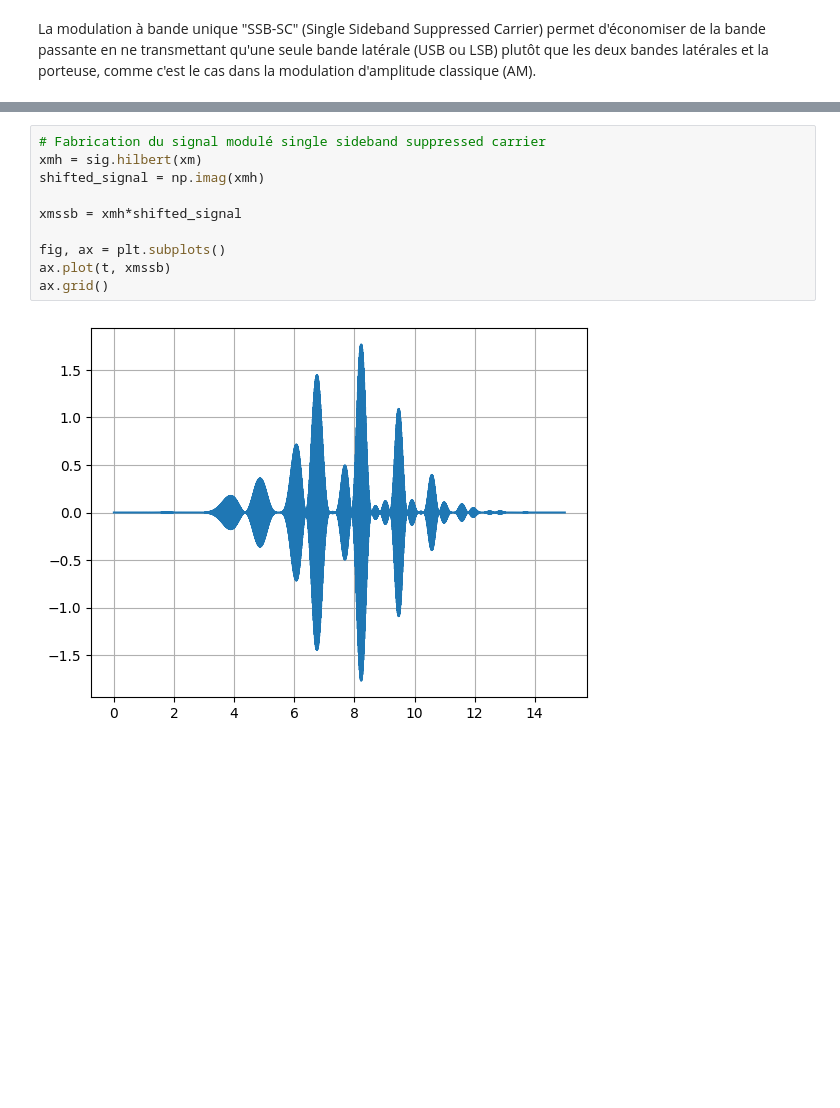
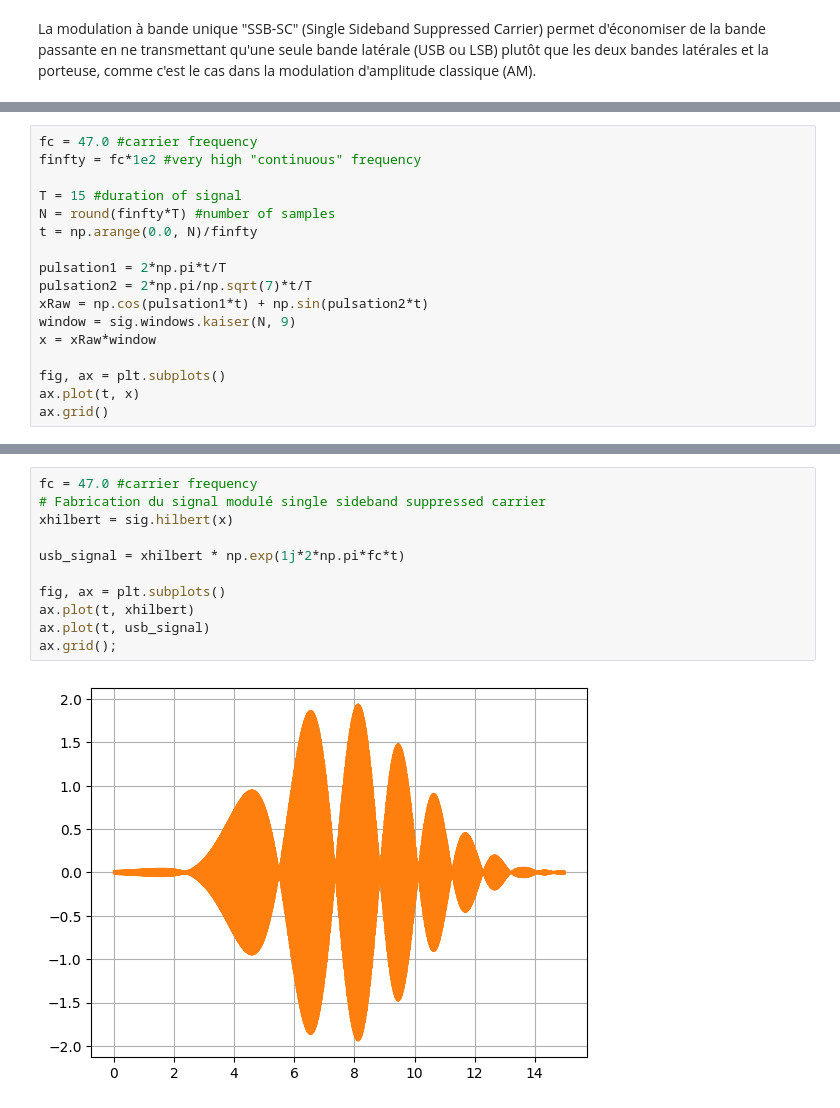
Before and after one commit to emelinepadie/signal, a Jupyter notebook: Mini-projet.ipynb, the cells around one changed output, grey strips where cells are left out. Drawn from its saved outputs; the diff is of its cells as text; blank space fills up the shorter version.

```diff
--- a/Mini-projet.ipynb
+++ b/Mini-projet.ipynb
@@ -790,0 +781,17 @@ ax.grid()
+# %%
+fc = 47.0 #carrier frequency
+finfty = fc*1e2 #very high "continuous" frequency
+
+T = 15 #duration of signal
+N = round(finfty*T) #number of samples
+t = np.arange(0.0, N)/finfty
+
+pulsation1 = 2*np.pi*t/T
+pulsation2 = 2*np.pi/np.sqrt(7)*t/T
+xRaw = np.cos(pulsation1*t) + np.sin(pulsation2*t)
+window = sig.windows.kaiser(N, 9)
+x = xRaw*window
+
+fig, ax = plt.subplots()
+ax.plot(t, x)
+ax.grid()
@@ -791,14 +800,15 @@ ax.grid()
 # %%
+fc = 47.0 #carrier frequency
 # Fabrication du signal modulé single sideband suppressed carrier
-xmh = sig.hilbert(xm)
-shifted_signal = np.imag(xmh)
+xhilbert = sig.hilbert(x)
 
-xmssb = xmh*shifted_signal
+usb_signal = xhilbert * np.exp(1j*2*np.pi*fc*t)
 
 fig, ax = plt.subplots()
-ax.plot(t, xmssb)
-ax.grid()
+ax.plot(t, xhilbert)
+ax.plot(t, usb_signal)
+ax.grid();
 # %% [output]
-[figure, old version]
+[figure, new version]
 # %%
 # Spectre du signal de hilbert
```
Also changed, not shown: parts of 18 cells of this notebook.
